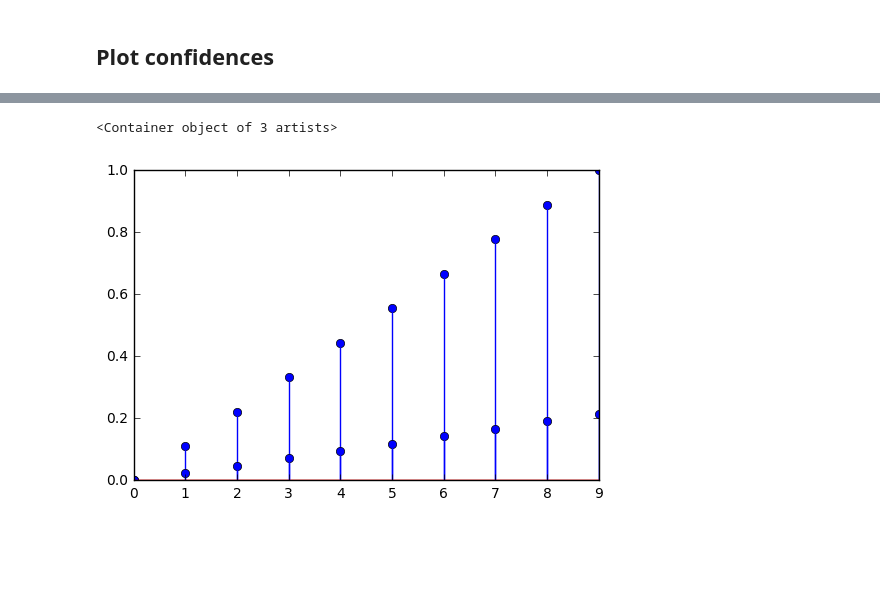
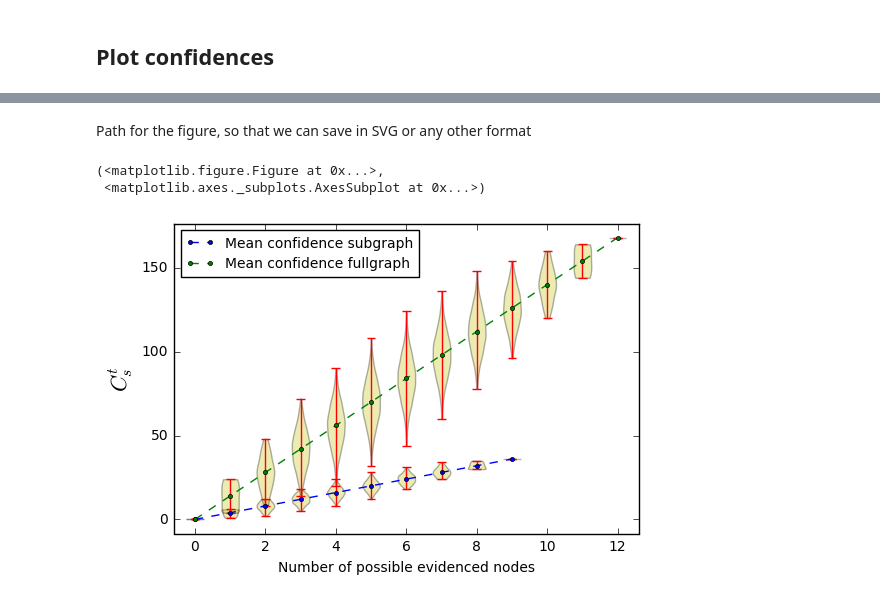
Before and after one commit to plumdeq/hypothtest, a Jupyter notebook: notebooks/results/experiment-1.ipynb, the cells around one changed output, grey strips where cells are left out. Cells and saved outputs as stored; diff of their text form; code cells hidden in the pictures; blank space fills up the shorter version.

Commit message:
adds mean computation of the confidences

```diff
--- a/notebooks/results/experiment-1.ipynb
+++ b/notebooks/results/experiment-1.ipynb
@@ -52,8 +52,8 @@ from hypotest.graph_generation import hypoth_conf
 # %%
 Hypoth_Conf = hypoth_conf.Hypoth_Conf
 # %%
-source, target = hypoth_conf.generate_max_endpoints(sub_norm)
-print(source, target)
+conf_source, conf_target = hypoth_conf.generate_max_endpoints(sub_norm)
+print(conf_source, conf_target)
 # %% [output]
 ('http://plumdeq.xyz/ontologies/hypothesis/Synovial_inflammation', 'http://plumdeq.xyz/ontologies/hypothesis/Cartilage_degeneration')
 # %% [markdown]
@@ -121,11 +121,11 @@ We assume trivial weighting scheme for the factors
 # %%
 from hypotest.stats import confidences
 # %%
-sub_unnormalized_confidences = confidences.mean_confidence_spectrum(sub_norm, source, target, normalized=False)
-sub_normalized_confidences = confidences.mean_confidence_spectrum(sub_norm, source, target, normalized=True)
+sub_unnormalized_confidences = confidences.confidence_spectrum(sub_norm, conf_source, conf_target, normalized=False)
+sub_normalized_confidences = confidences.confidence_spectrum(sub_norm, conf_source, conf_target, normalized=True)
 # %%
-full_unnormalized_conidences = confidences.mean_confidence_spectrum(full_norm, source, target, normalized=False)
-full_normalized_conidences = confidences.mean_confidence_spectrum(full_norm, source, target, normalized=True)
+full_unnormalized_confidences = confidences.confidence_spectrum(full_norm, conf_source, conf_target, normalized=False)
+full_normalized_confidences = confidences.confidence_spectrum(full_norm, conf_source, conf_target, normalized=True)
 # %%
 max_full = max(full_unnormalized_conidences)
 max_full
@@ -158,6 +144,2 @@ plt.stem(full_normalized_conidences)
-# %%
-plt.stem(sub_normalized_confidences)
-plt.stem(sub_norm_to_full_confidences)
-# %% [output]
-<Container object of 3 artists>
-[figure, removed]
+# %% [markdown]
+Path for the figure, so that we can save in SVG or any other format
@@ -163,0 +194,11 @@ plt.stem(sub_norm_to_full_confidences)
+# %%
+plot_confidences(full_unnormalized_confidences,
+                 sub_unnormalized_confidences,
+                 smaller_label='Mean confidence subgraph',
+                 bigger_label='Mean confidence fullgraph',
+                 xlabel='Number of possible evidenced nodes',
+                 ylabel=r'$C_s^t$')
+# %% [output]
+(<matplotlib.figure.Figure at 0x...>,
+ <matplotlib.axes._subplots.AxesSubplot at 0x...>)
+[figure, added]
```
Also changed, not shown: parts of 16 cells of this notebook, 2 other files.
